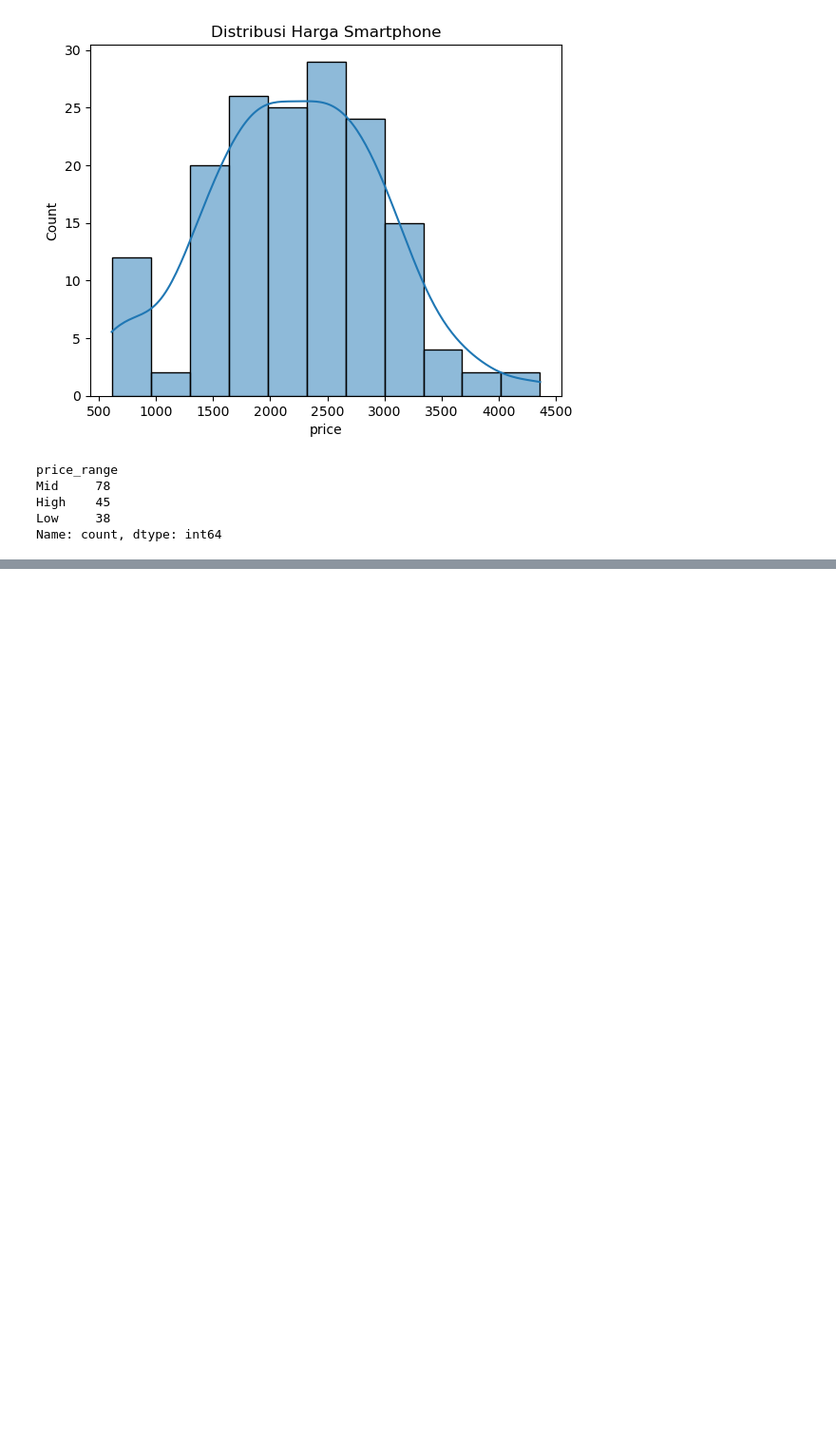
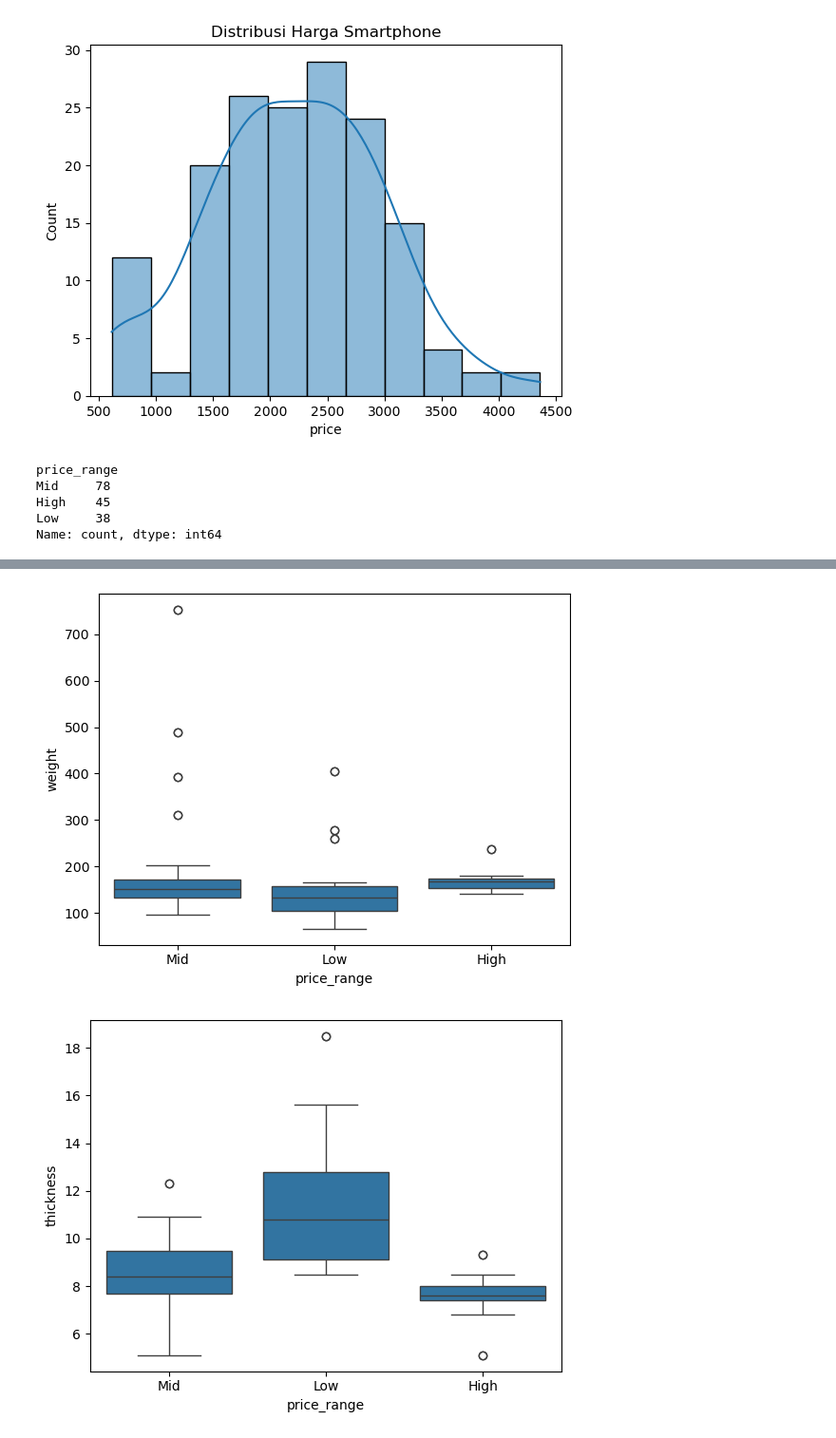
Before and after one commit to RaymussenArthur/MobilePhonePricePrediction, a Jupyter notebook: Data/Clean/CleaningData.ipynb, the cells around one changed output, grey strips where cells are left out. Shown at 95% size. Cells and saved outputs as stored; diff of their text form; code cells hidden in the pictures; blank space fills up the shorter version.

```diff
--- a/Data/Clean/CleaningData.ipynb
+++ b/Data/Clean/CleaningData.ipynb
@@ -103,0 +166,10 @@ plt.show()
+# %%
+# Visualisation of weight and thickness by price range
+sns.boxplot(x='price_range', y='weight', data=df)
+plt.show()
+
+sns.boxplot(x='price_range', y='thickness', data=df)
+plt.show()
+# %% [output]
+[figure, added]
+[figure, added]
```
Also changed, not shown: parts of 7 cells of this notebook.
